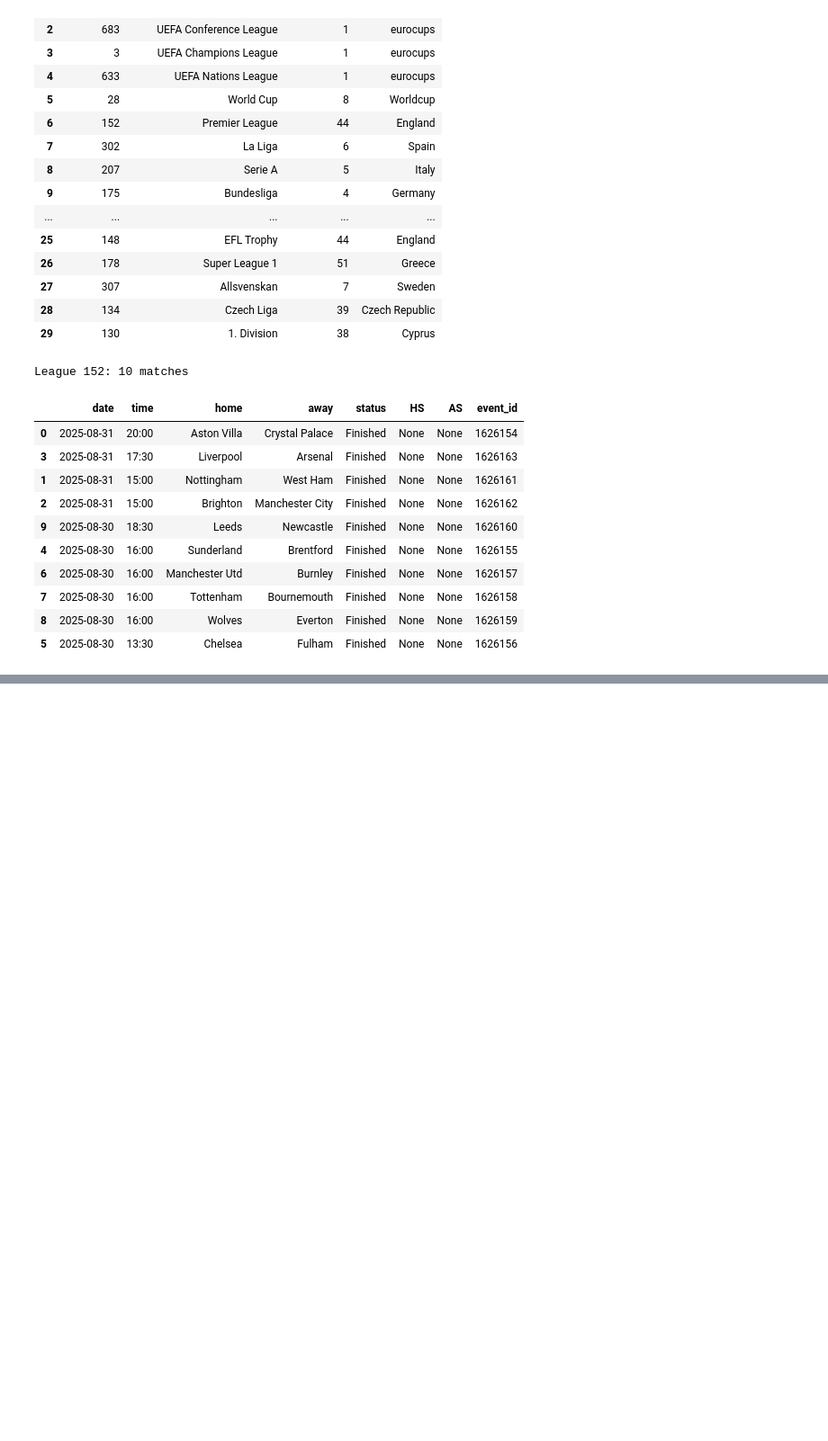
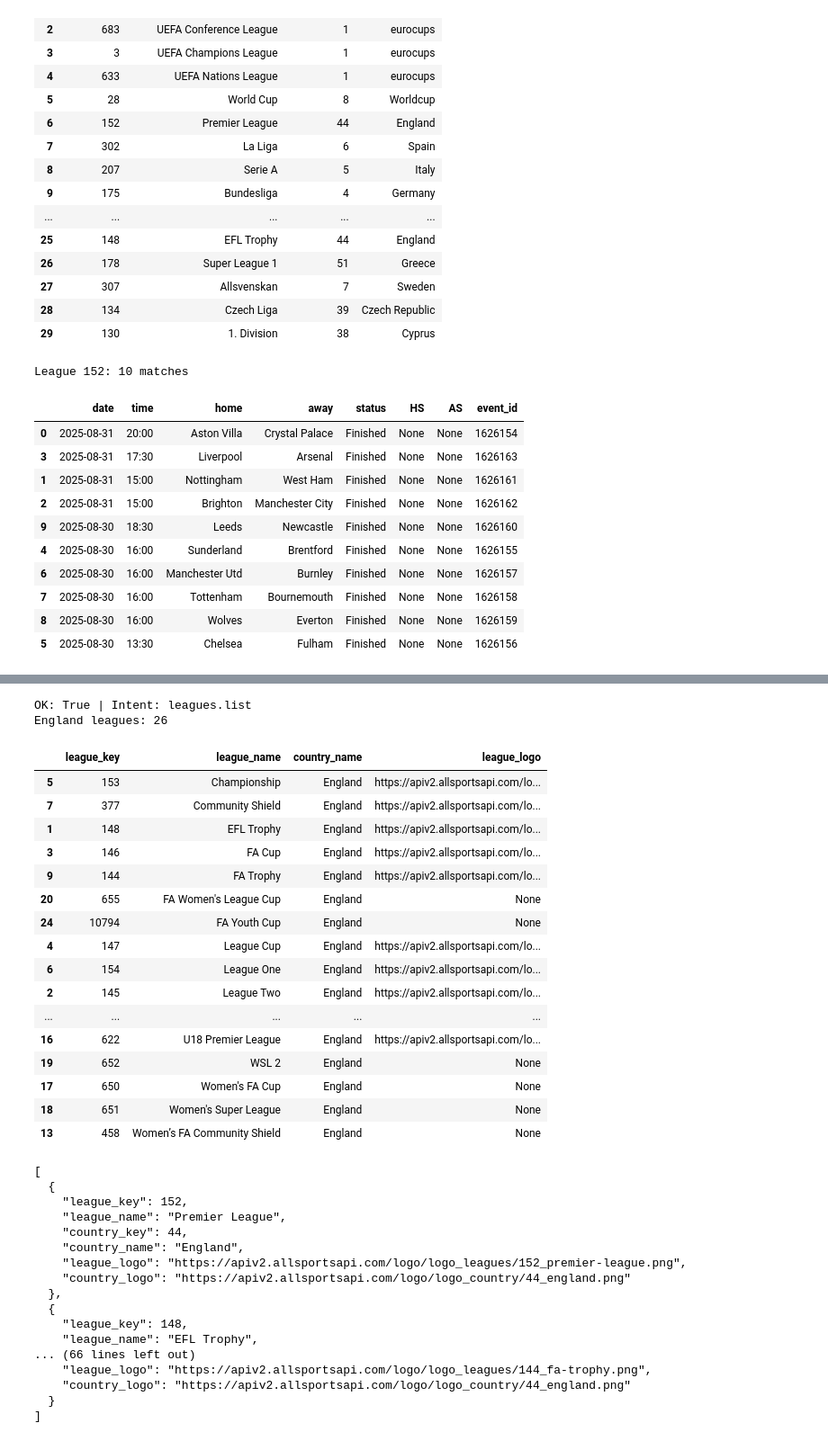
Before and after one commit to SYNCODE-SLIIT/Sports-Analysis, a Jupyter notebook: sports-ai/notebooks/AgentTest.ipynb, the cells around one changed output, grey strips where cells are left out. Shown at 90% size. Cells and saved outputs as stored; diff of their text form; code cells hidden in the pictures; blank space fills up the shorter version.

```diff
--- a/sports-ai/notebooks/AgentTest.ipynb
+++ b/sports-ai/notebooks/AgentTest.ipynb
@@ -480,0 +665,57 @@ League 152: 10 matches
+# %%
+# Filter leagues by England (works across provider shapes)
+resp = call_router("leagues.list", {})  # Tip: try {"country": "England"} to let TSDB filter server-side
+data = resp.get("data") or {}
+leagues = data.get("leagues") or data.get("result") or data.get("results") or []
+
+def get_country(row):
+    return (row.get("country_name") or row.get("strCountry") or row.get("country") or "").strip()
+
+eng = [row for row in leagues if get_country(row).lower() in ("england", "english")]
+
+print("England leagues:", len(eng))
+
+import pandas as pd, json
+df_eng = pd.DataFrame(eng)
+cols = [c for c in ["league_key","league_name","country_name","league_season","league_logo"] if c in df_eng.columns]
+display(df_eng[cols].sort_values(["league_name"]).head(50))
+
+# Optional: show raw JSON rows
+print(json.dumps(eng[:10], indent=2))
+# %% [output]
+OK: True | Intent: leagues.list
+England leagues: 26
+|  | league_key | league_name | country_name | league_logo |
+| 5 | 153 | Championship | England | https://apiv2.allsportsapi.com/lo... |
+| 7 | 377 | Community Shield | England | https://apiv2.allsportsapi.com/lo... |
+| 1 | 148 | EFL Trophy | England | https://apiv2.allsportsapi.com/lo... |
+| 3 | 146 | FA Cup | England | https://apiv2.allsportsapi.com/lo... |
+| 9 | 144 | FA Trophy | England | https://apiv2.allsportsapi.com/lo... |
+| 20 | 655 | FA Women's League Cup | England | None |
+| 24 | 10794 | FA Youth Cup | England | None |
+| 4 | 147 | League Cup | England | https://apiv2.allsportsapi.com/lo... |
+| 6 | 154 | League One | England | https://apiv2.allsportsapi.com/lo... |
+| 2 | 145 | League Two | England | https://apiv2.allsportsapi.com/lo... |
+| ... | ... | ... | ... | ... |
+| 16 | 622 | U18 Premier League | England | https://apiv2.allsportsapi.com/lo... |
+| 19 | 652 | WSL 2 | England | None |
+| 17 | 650 | Women's FA Cup | England | None |
+| 18 | 651 | Women's Super League | England | None |
+| 13 | 458 | Women’s FA Community Shield | England | None |
+[
+  {
+    "league_key": 152,
+    "league_name": "Premier League",
+    "country_key": 44,
+    "country_name": "England",
+    "league_logo": "https://apiv2.allsportsapi.com/logo/logo_leagues/152_premier-league.png",
+    "country_logo": "https://apiv2.allsportsapi.com/logo/logo_country/44_england.png"
+  },
+  {
+    "league_key": 148,
+    "league_name": "EFL Trophy",
+... (66 lines left out)
+    "league_logo": "https://apiv2.allsportsapi.com/logo/logo_leagues/144_fa-trophy.png",
+    "country_logo": "https://apiv2.allsportsapi.com/logo/logo_country/44_england.png"
+  }
+]
```
Also changed, not shown: parts of 5 cells of this notebook, 2 other files.
